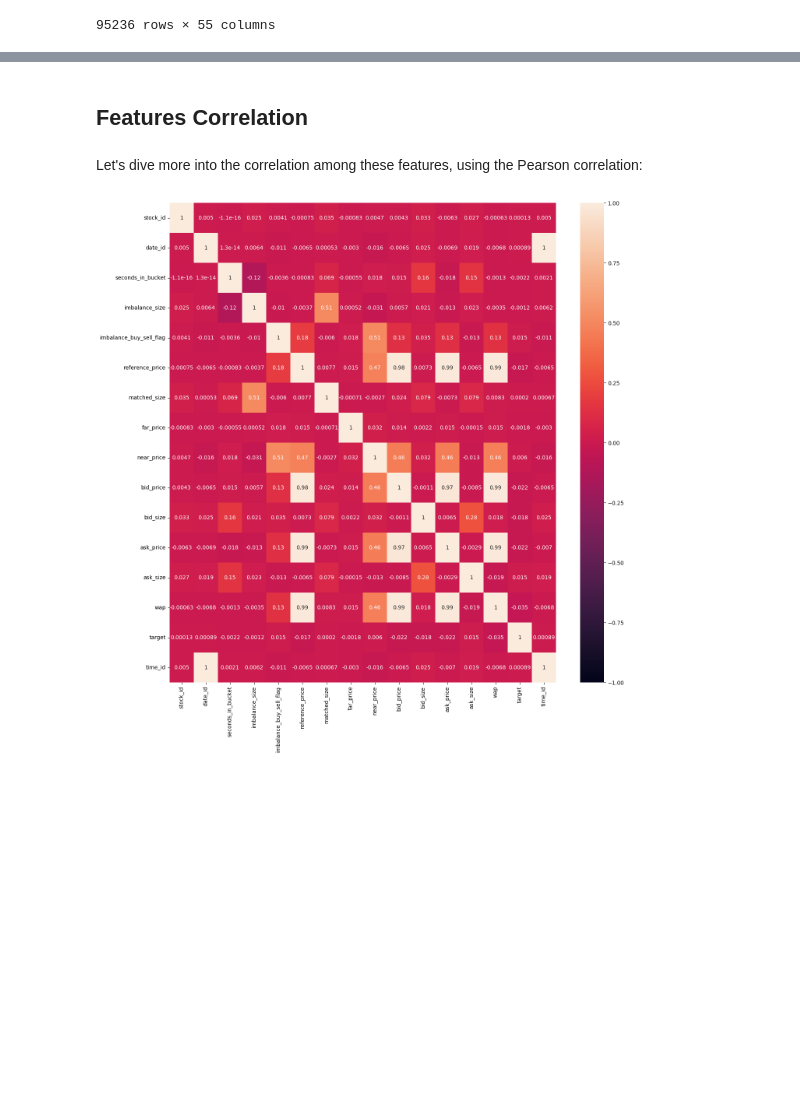
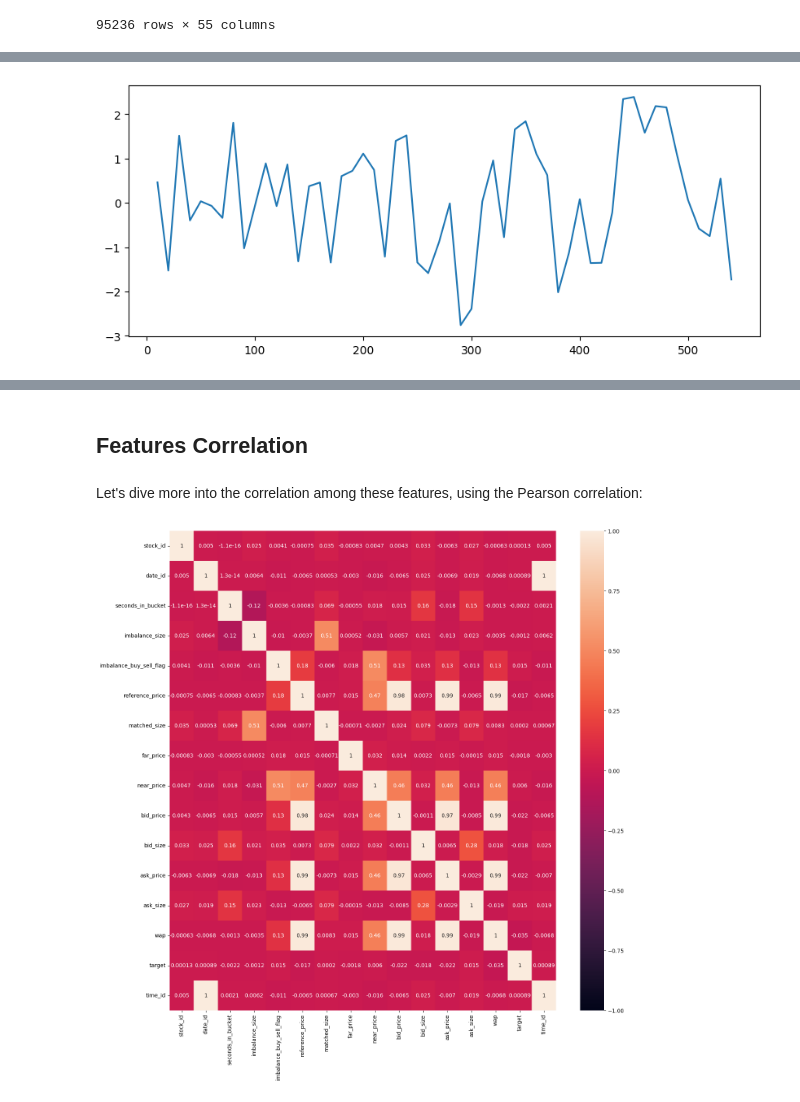
Before and after one commit to tfranza/optiver, a Jupyter notebook: Data_analysis.ipynb, the cells around one changed output, grey strips where cells are left out. Drawn from its saved outputs; the diff is of its cells as text; code cells hidden in the pictures; blank space fills up the shorter version.

```diff
--- a/Data_analysis.ipynb
+++ b/Data_analysis.ipynb
@@ -223,0 +280,7 @@ adfuller(df_0_0.diff(6).iloc[6:])
+# %%
+plt.figure(figsize=(10,4))
+plt.plot(df_0_0_d1['target_inverse_Z_norm'])
+#plt.ylim(-11, 11)
+plt.show()
+# %% [output]
+[figure, added]
```
Also changed, not shown: parts of 29 cells of this notebook.
